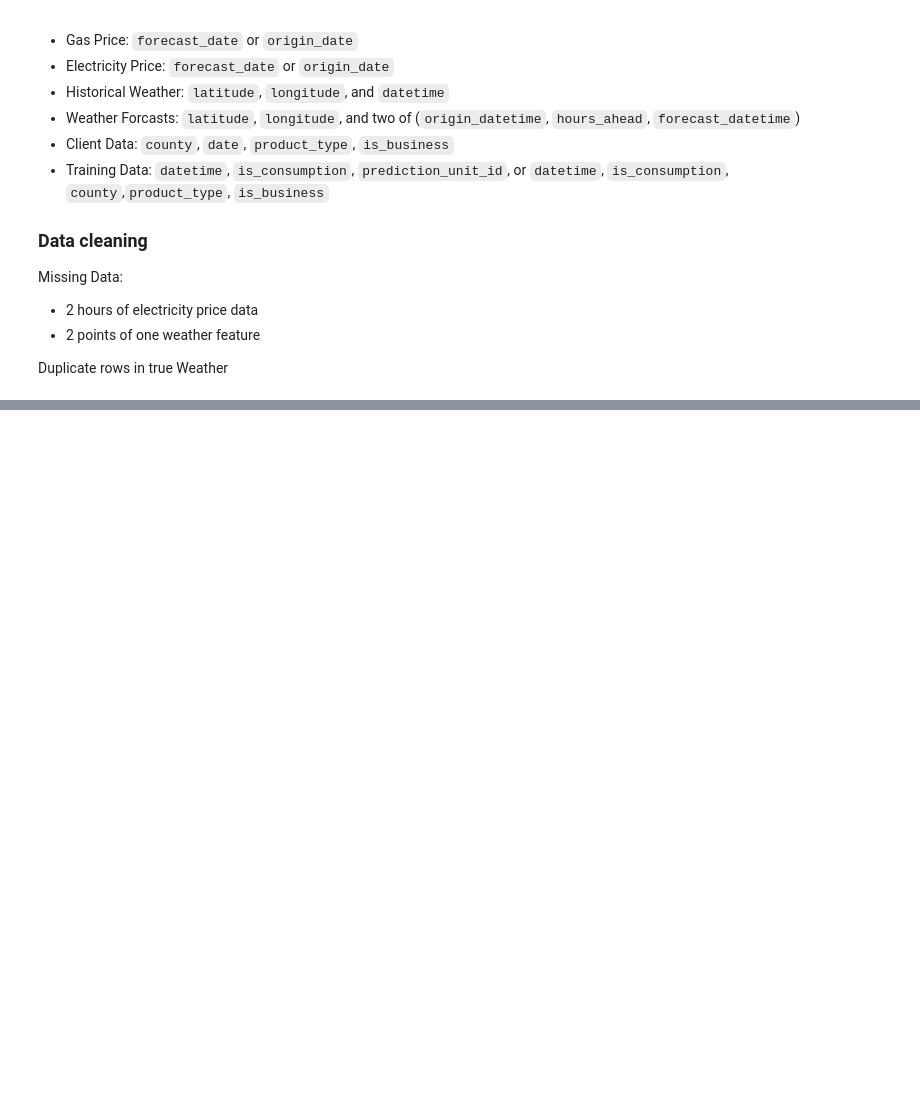
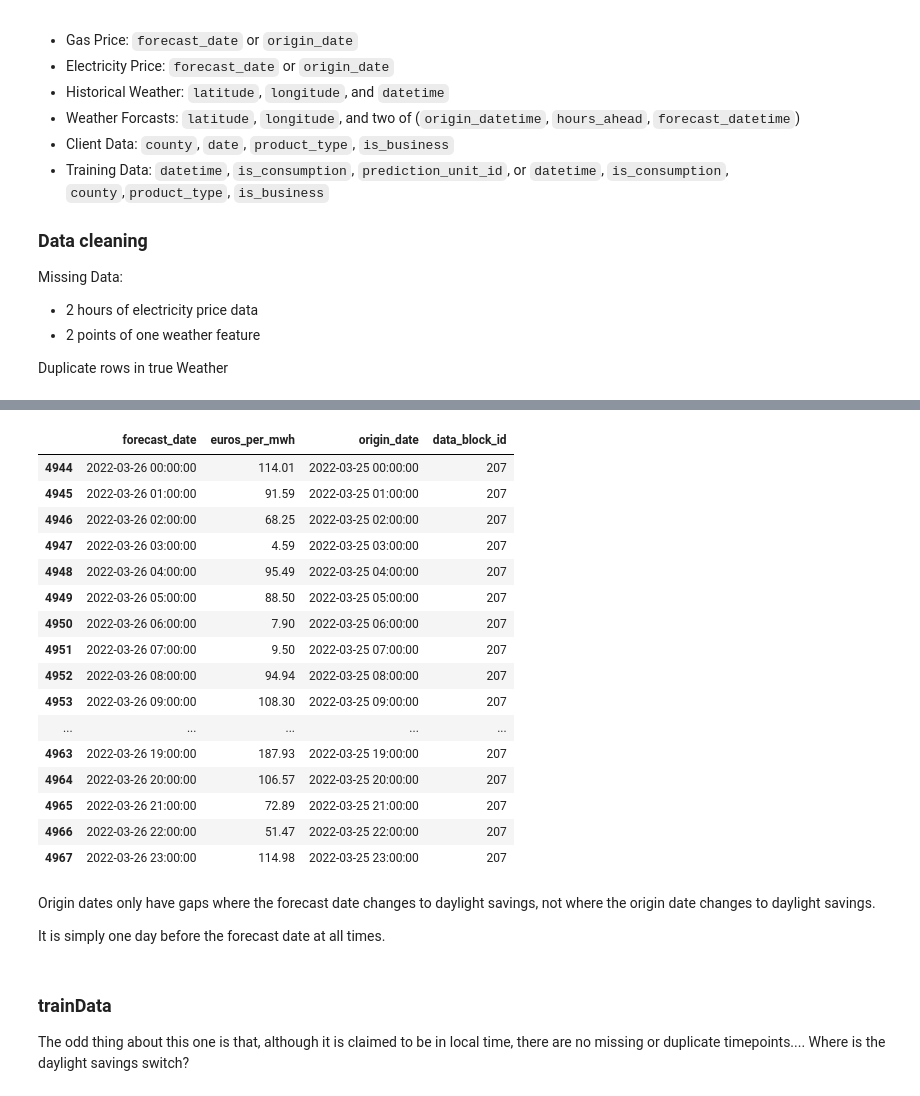
Before and after one commit to lrast/energyusageprediction, a Jupyter notebook: notebooks/0.0-InitialCleaning.ipynb, the cells around one changed output, grey strips where cells are left out. Drawn from its saved outputs; the diff is of its cells as text; code cells hidden in the pictures; blank space fills up the shorter version.

```diff
--- a/notebooks/0.0-InitialCleaning.ipynb
+++ b/notebooks/0.0-InitialCleaning.ipynb
@@ -639,0 +653,3 @@ Duplicate rows in true Weather
+# %%
+electricityPrices = pd.read_csv(dataLoc+'electricity_prices.csv')
+testDateRange( electricityPrices.forecast_date, 'H')
@@ -639,0 +722,29 @@ Duplicate rows in true Weather
+# %%
+electricityPrices[ electricityPrices.data_block_id==205]
+# %% [output]
+|  | forecast_date | euros_per_mwh | origin_date | data_block_id |
+| 4944 | 2022-03-26 00:00:00 | 114.01 | 2022-03-25 00:00:00 | 207 |
+| 4945 | 2022-03-26 01:00:00 | 91.59 | 2022-03-25 01:00:00 | 207 |
+| 4946 | 2022-03-26 02:00:00 | 68.25 | 2022-03-25 02:00:00 | 207 |
+| 4947 | 2022-03-26 03:00:00 | 4.59 | 2022-03-25 03:00:00 | 207 |
+| 4948 | 2022-03-26 04:00:00 | 95.49 | 2022-03-25 04:00:00 | 207 |
+| 4949 | 2022-03-26 05:00:00 | 88.50 | 2022-03-25 05:00:00 | 207 |
+| 4950 | 2022-03-26 06:00:00 | 7.90 | 2022-03-25 06:00:00 | 207 |
+| 4951 | 2022-03-26 07:00:00 | 9.50 | 2022-03-25 07:00:00 | 207 |
+| 4952 | 2022-03-26 08:00:00 | 94.94 | 2022-03-25 08:00:00 | 207 |
+| 4953 | 2022-03-26 09:00:00 | 108.30 | 2022-03-25 09:00:00 | 207 |
+| ... | ... | ... | ... | ... |
+| 4963 | 2022-03-26 19:00:00 | 187.93 | 2022-03-25 19:00:00 | 207 |
+| 4964 | 2022-03-26 20:00:00 | 106.57 | 2022-03-25 20:00:00 | 207 |
+| 4965 | 2022-03-26 21:00:00 | 72.89 | 2022-03-25 21:00:00 | 207 |
+| 4966 | 2022-03-26 22:00:00 | 51.47 | 2022-03-25 22:00:00 | 207 |
+| 4967 | 2022-03-26 23:00:00 | 114.98 | 2022-03-25 23:00:00 | 207 |
+# %% [markdown]
+Origin dates only have gaps where the forecast date changes to daylight savings, not where the origin date changes to daylight savings.
+
+It is simply one day before the forecast date at all times.
+# %% [markdown]
+### trainData
+
+The odd thing about this one is that, although it is claimed to be in local time, there are no missing or duplicate timepoints....
+Where is the daylight savings switch?
```
Also changed, not shown: parts of 27 cells of this notebook, 1 other file.
